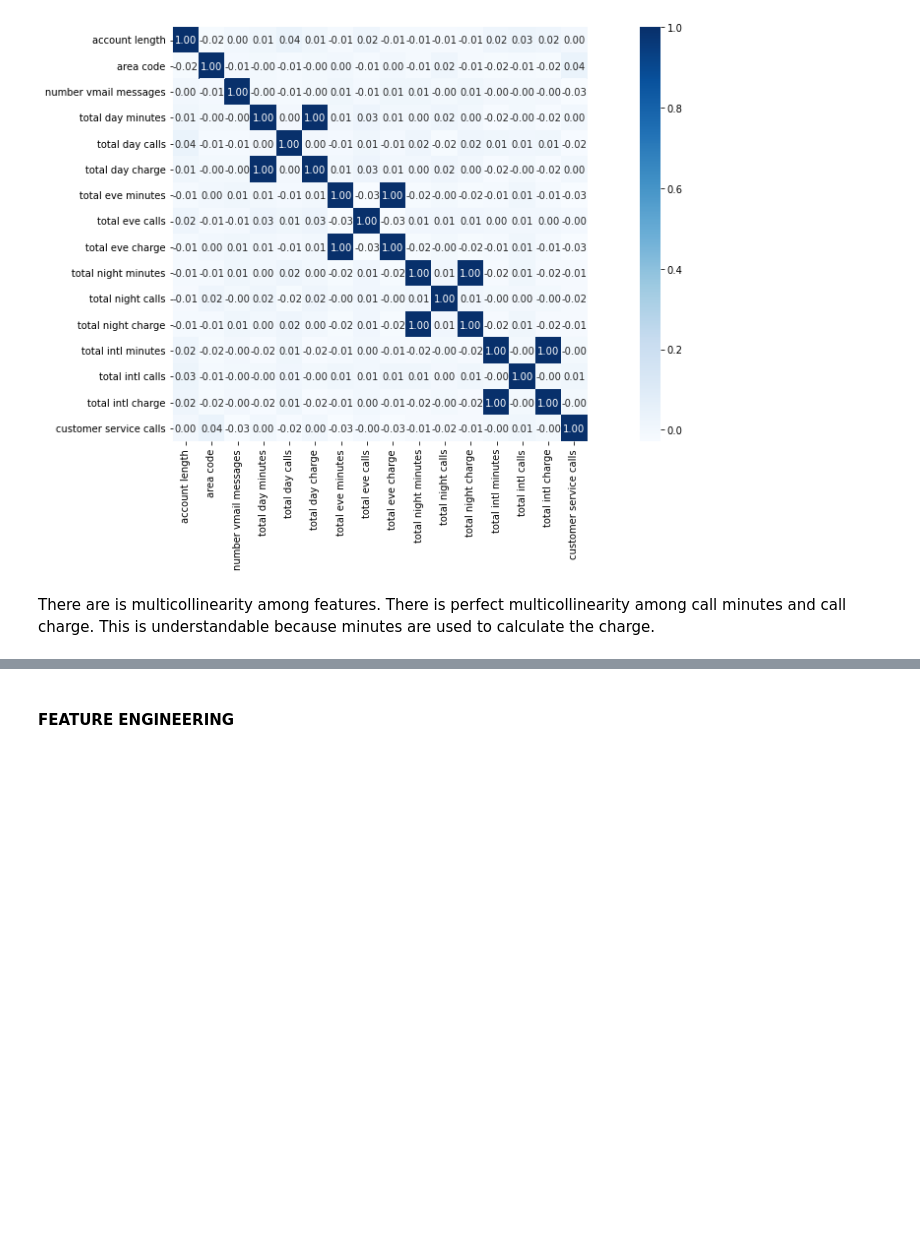
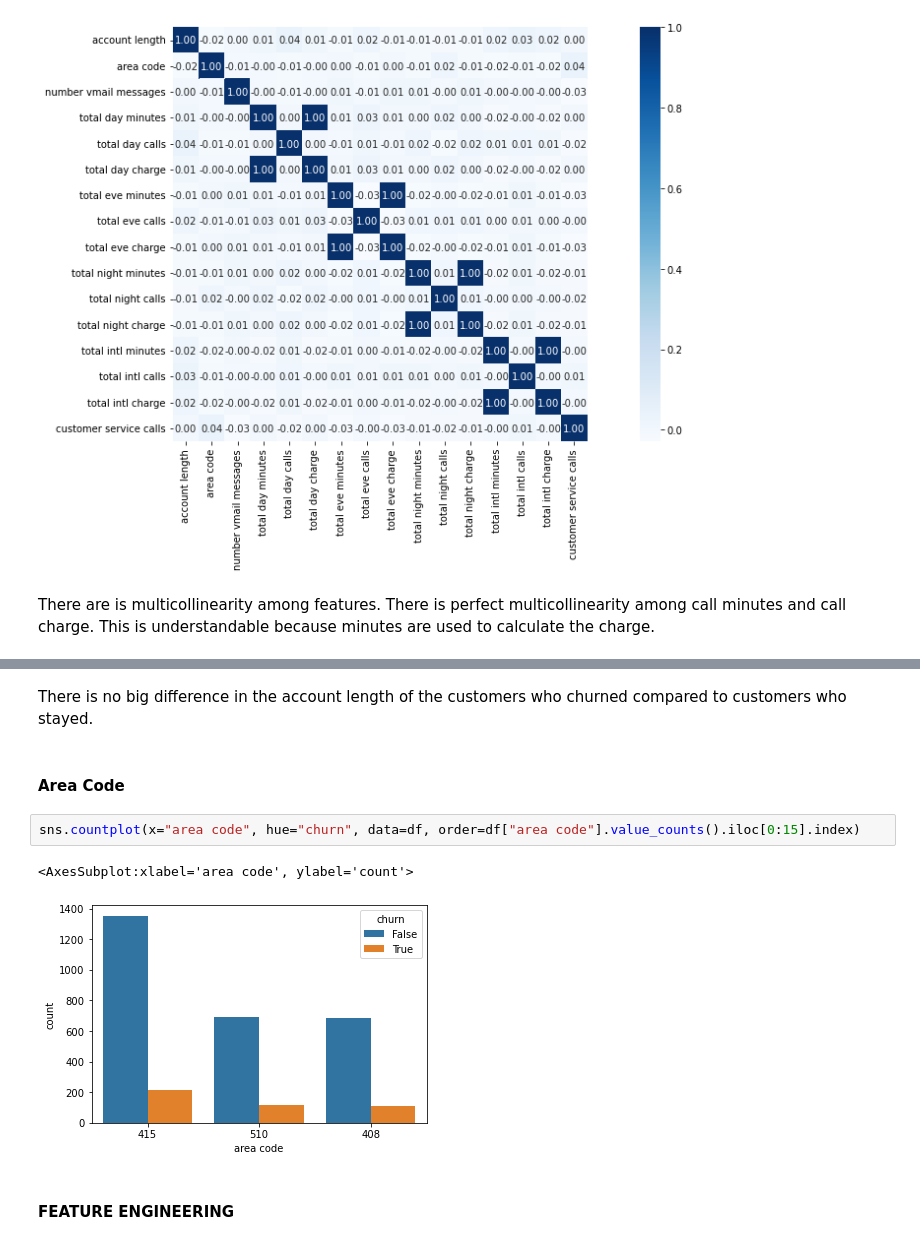
Before and after one commit to esipil/syriatel-customer-churn, a Jupyter notebook: index.ipynb, the cells around one changed output, grey strips where cells are left out. Drawn from its saved outputs; the diff is of its cells as text; blank space fills up the shorter version.

```diff
--- a/index.ipynb
+++ b/index.ipynb
@@ -248,3 +263,12 @@ There is perfect multicollinearity among call minutes and call charge. This is u
+# %% [markdown]
+There is no big difference in the account length of the customers who churned compared to customers who stayed.
+# %% [markdown]
+#### Area Code
+# %%
+sns.countplot(x="area code", hue="churn", data=df, order=df["area code"].value_counts().iloc[0:15].index)
+# %% [output]
+<AxesSubplot:xlabel='area code', ylabel='count'>
+[figure, added]
 # %% [markdown]
 #### FEATURE ENGINEERING
 # %% [markdown]
```
Also changed, not shown: parts of 15 cells of this notebook, 1 other file.
